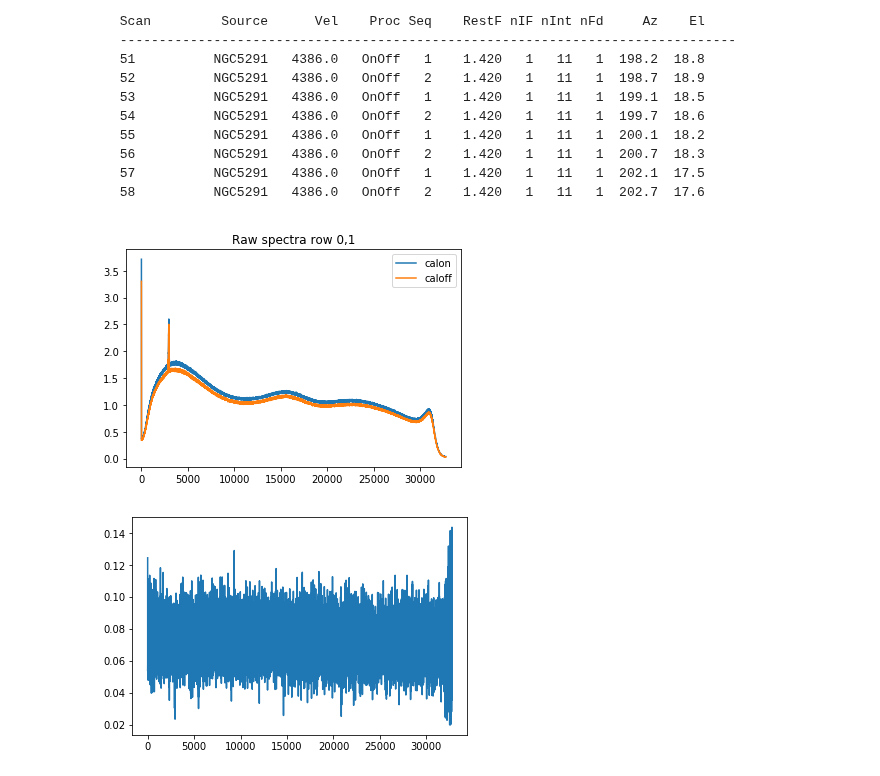
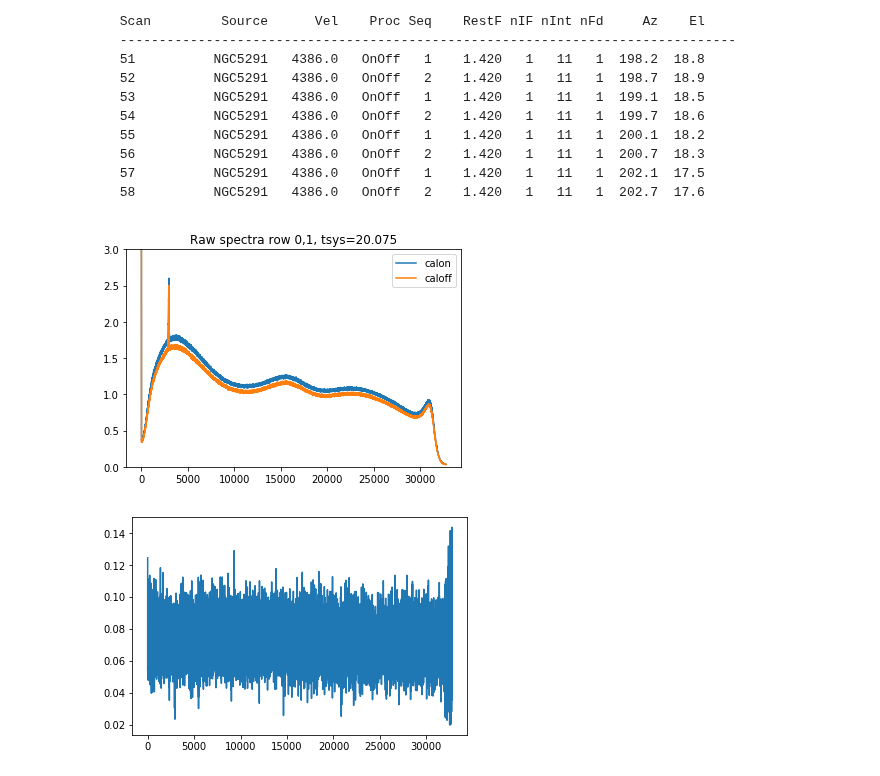
Before and after one commit to teuben/gbtoy, a Jupyter notebook: nb/ngc5291-demo3.ipynb, the cells around one changed output. Saved outputs shown, nothing was run; the diff lists cells and outputs as text; code cells hidden in the pictures.

```diff
--- a/nb/ngc5291-demo3.ipynb
+++ b/nb/ngc5291-demo3.ipynb
@@ -47,10 +66,15 @@ The data in a bintable has **rows** and **columns**.   Within GBTIDL a **row** i
 If you already have **ngc5291.fits** it will spare you the 45MB download. You still need the **fname** variable!
 # %%
 url1   = 'http://safe.nrao.edu/wiki/pub/GB/Data/GBTIDLExampleAndSampleData/ngc5291.fits'
-fname = url1.split('/')[-1]
-if not os.path.isfile(fname):
-    print("Downloading %s" % fname)
-    urllib.request.urlretrieve(url1,fname)
+
+if True:
+    fname = download_file(url1,cache=True, show_progress=False)
+    print("Using %s" % fname)
 else:
-    print("File %s already exists" % fname)
+    fname = url1.split('/')[-1]
+    if not os.path.isfile(fname):
+        print("Downloading %s" % fname)
+        urllib.request.urlretrieve(url1,fname)
+    else:
+        print("File %s already exists" % fname)
 # %% [output]
@@ -87,7 +111,7 @@ def dcmeantsys(calon,caloff,tcal,mode=0, fedge=10, nedge=None):
     the edge size, nedge, if you prefer to use number of edge channels
     instead of the inverse fraction
 
-    mode=0     do the mean before the division
+    mode=0     do the mean before the division (how GBTIDL does it)
     mode=1     do the mean after the division
     """
     nchan = len(calon)
@@ -225,4 +248,0 @@ define the SDFITS file name, the source name, and which row (0 being the first)
-# %%
-fname = 'ngc5291.fits'
-src   = 'NGC5291'
-row   = 0
@@ -461,15 +509,18 @@ but in the output of the **summary** command the PROCSEQN is listed in the Seq c
      57          NGC5291   4386.0   OnOff   1    1.420   1   11   1  202.1  17.5
      58          NGC5291   4386.0   OnOff   2    1.420   1   11   1  202.7  17.6
 # %%
-ton1  = spectra[0]
-toff1 = spectra[1]
-tcal1 = tcal[0]
+ch0 = 0
+ton1  = spectra[ch0]
+toff1 = spectra[ch0+1]
+tcal1 = tcal[ch0]
+tsys1 = dcmeantsys(ton1,toff1,tcal1)
 plt.plot(chans,ton1,label='calon')
 plt.plot(chans,toff1,label='caloff')
+plt.ylim([0,3])
 plt.legend()
-plt.title("Raw spectra row 0,1");
+plt.title("Raw spectra row 0,1, tsys=%g" % tsys1);
 # %% [output]
-[figure, old version]
+[figure, new version]
 # %%
 plt.plot(chans,(ton1-toff1)/toff1);
 # %% [output]
```
Also changed, not shown: parts of 40 cells of this notebook.
